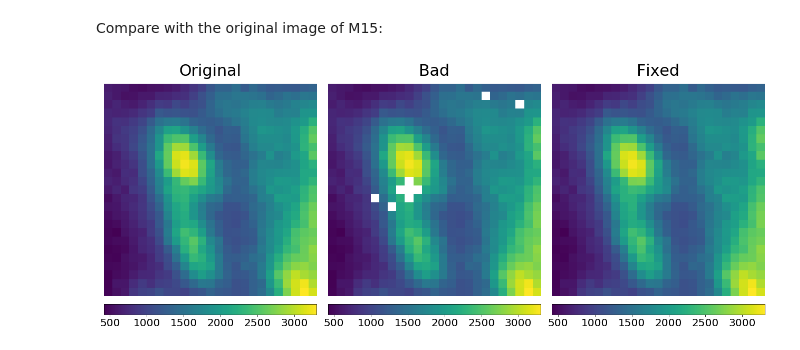
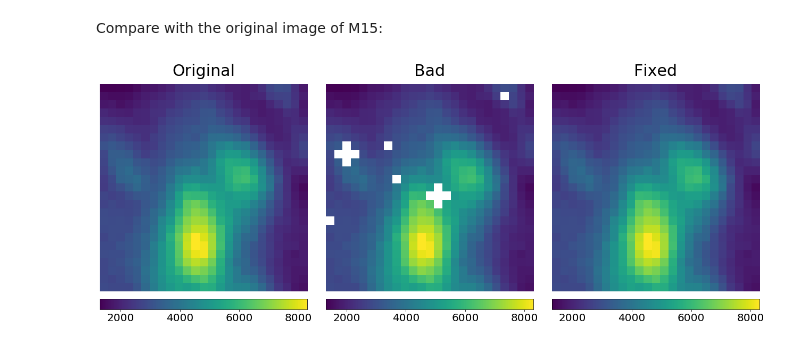
Before and after one commit to HengyueZ/astrofix, a Jupyter notebook: AstroFix Sample Juypter Notebook.ipynb, the cells around one changed output. Saved outputs shown, nothing was run; the diff lists cells and outputs as text; code cells hidden in the pictures.

```diff
--- a/AstroFix Sample Juypter Notebook.ipynb
+++ b/AstroFix Sample Juypter Notebook.ipynb
@@ -17,7 +17,7 @@ M15: [link]
 # %% [markdown]
 Let's begin with the image of 47 Tucanae:
 # %%
-Tuc47 = fits.open('cpt0m407-kb84-20201027-0157-e91.fits.fz')[1].data
+Tuc47 = fits.open('cpt0m407-kb84-20200917-0147-e91.fits.fz')[1].data
 print(Tuc47.shape)
 # %% [output]
 (2042, 3054)
@@ -124,25 +124,25 @@ new_fixed_img=astrofix.Interpolate(para[0],para[1],new_img,BP="asnan")
 Compare with the original image of M15:
 # %%
 fig,ax=plt.subplots(1,3,figsize=(18,7))
-im=ax[0].imshow(M15[1010:1035,1475:1500]) # Choose your region to zoom in
+im=ax[0].imshow(M15[1010:1035,1500:1525]) # Choose your region to zoom in
 divider = make_axes_locatable(ax[0])
 cax = divider.append_axes("bottom", size="5%", pad=0.2)
 fig.colorbar(im,ax=ax[0],cax=cax,orientation="horizontal")
 ax[0].set_title("Original",fontsize=30,pad=15)
 ax[0].axis("off")
-im=ax[1].imshow(new_img[1010:1035,1475:1500])
+im=ax[1].imshow(new_img[1010:1035,1500:1525])
 divider = make_axes_locatable(ax[1])
 cax = divider.append_axes("bottom", size="5%", pad=0.2)
 fig.colorbar(im,ax=ax[1],cax=cax,orientation="horizontal")
 ax[1].set_title("Bad",fontsize=30,pad=15)
 ax[1].axis("off")
-im=ax[2].imshow(new_fixed_img[1010:1035,1475:1500])
+im=ax[2].imshow(new_fixed_img[1010:1035,1500:1525])
 divider = make_axes_locatable(ax[2])
 cax = divider.append_axes("bottom", size="5%", pad=0.2)
 fig.colorbar(im,ax=ax[2],cax=cax,orientation="horizontal")
 ax[2].set_title("Fixed",fontsize=30,pad=15)
 ax[2].axis("off")
 plt.tight_layout()
 plt.show()
 # %% [output]
-[figure, old version]
+[figure, new version]
```
Also changed, not shown: parts of 7 cells of this notebook.
